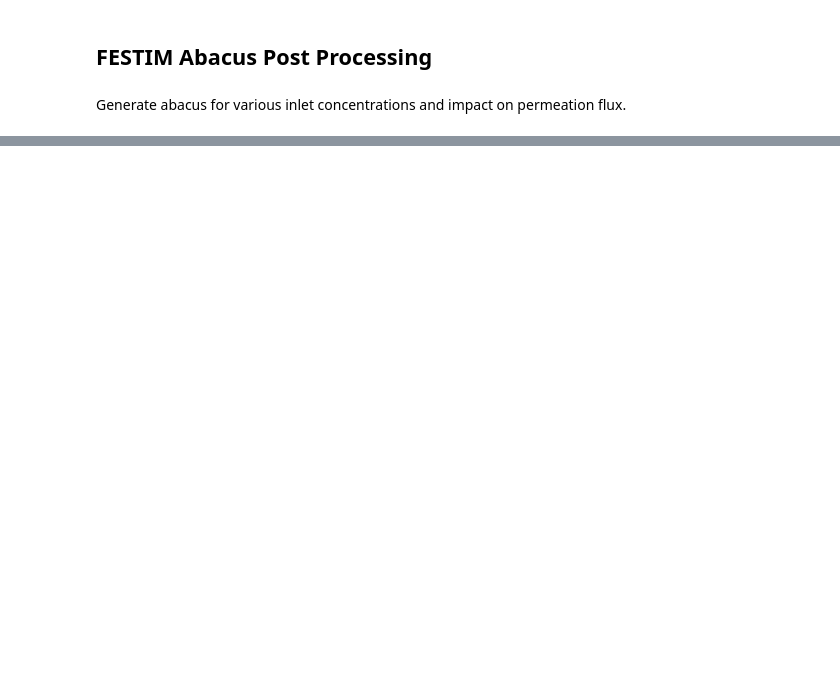
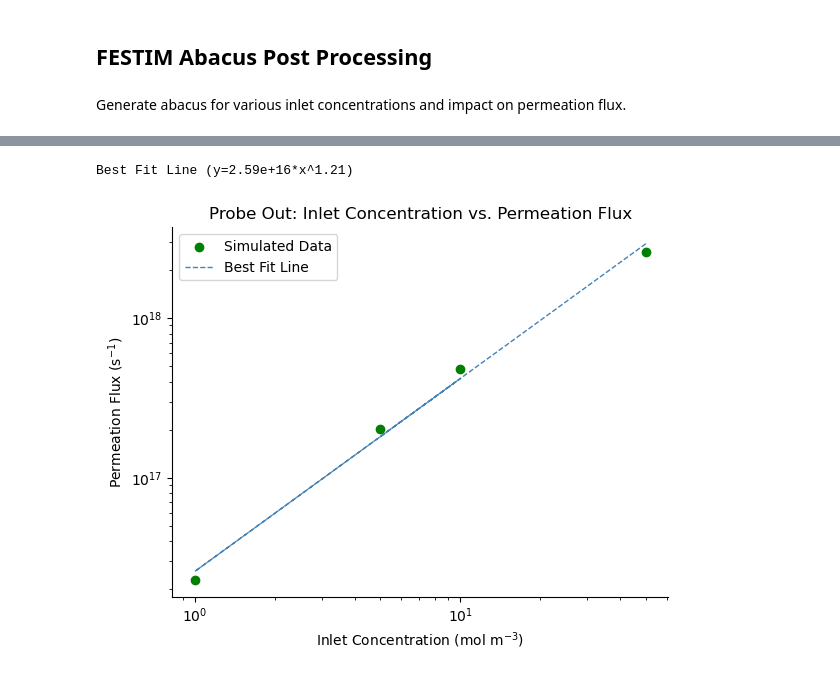
Before and after one commit to kaelyndunnell/Permeator-Probe, a Jupyter notebook: post_process.ipynb, the cells around one changed output, grey strips where cells are left out. Cells and saved outputs as stored; diff of their text form; code cells hidden in the pictures; blank space fills up the shorter version.

```diff
--- a/post_process.ipynb
+++ b/post_process.ipynb
@@ -285,0 +217,57 @@ plt.show()
+# %%
+inlet_concentrations = mol_m3_c_in = [
+    # 5e-05,
+    # 5e-03,
+    5,
+    1e01,
+    # 1e-04,
+    # 1e-02,
+    # 1e-01,
+    1,
+    5e01,
+]  # mol/m3
+
+permeation_fluxes = []
+outlet_fluxes = []
+
+for conc in inlet_concentrations:
+    file_path = f"surfaceRecomboBC/festim_abacus_probe_out/festim_results_cin_{conc}_mol_m3"
+    permeation = np.genfromtxt(
+        file_path+"/permeation_flux.csv", delimiter=",", names=True
+    )
+    outlet = np.genfromtxt(
+        file_path+"/outlet_advective_flux.csv", delimiter=",", names=True
+    )
+
+    permeation_fluxes.append(permeation["H_flux_surface_7"])
+    outlet_fluxes.append(outlet["H_advection_flux_surface_6"])
+
+plt.figure()
+plt.scatter(inlet_concentrations, permeation_fluxes, color="green", linewidth=1, label="Simulated Data")
+
+# best fit line
+logx = np.log(inlet_concentrations)
+logy = np.log(permeation_fluxes)
+
+coefficients = np.polyfit(logx, logy, 1)
+m = coefficients[0] # slope (exponent of the power law)
+c = coefficients[1] # intercept (log of the scaling factor)
+
+y_fit = lambda x: np.exp(c) * x**m
+plt.plot(inlet_concentrations, y_fit(inlet_concentrations), color='steelblue',linestyle='--', linewidth=1, label="Best Fit Line")
+
+print(f'Best Fit Line (y={np.exp(c):.2e}*x^{m:.2f})')
+
+plt.xscale('log')
+plt.yscale('log')
+plt.xlabel(r"Inlet Concentration (mol m$^{-3}$)")
+plt.ylabel(r"Permeation Flux (s$^{-1}$)")
+plt.legend()
+ax = plt.gca()
+ax.spines["top"].set_visible(False)
+ax.spines["right"].set_visible(False)
+plt.title("Probe Out: Inlet Concentration vs. Permeation Flux")
+plt.show()
+# %% [output]
+Best Fit Line (y=2.59e+16*x^1.21)
+[figure, added]
```
Also changed, not shown: parts of 11 cells of this notebook, 1 other file.
